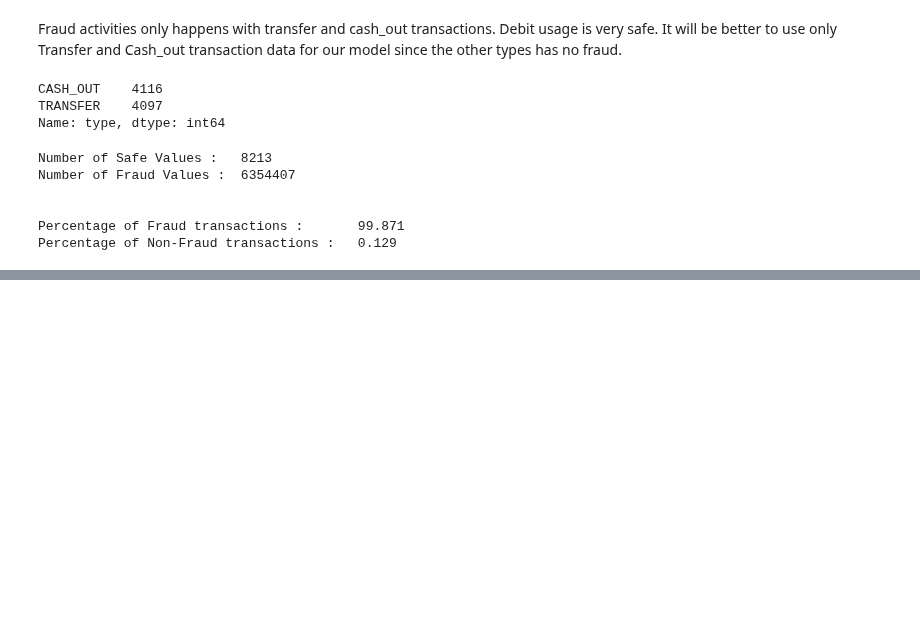
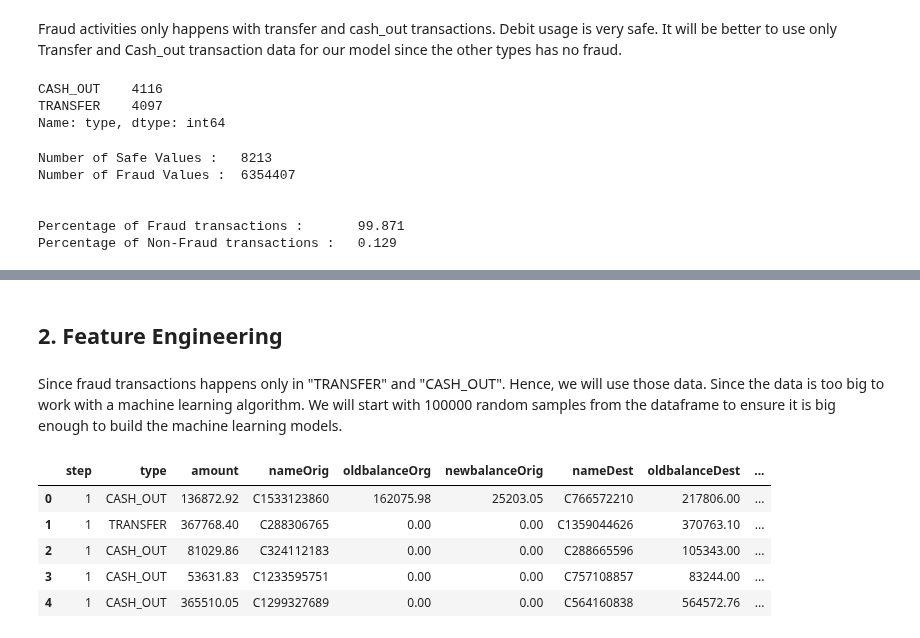
Before and after one commit to gn004422363/Buzz_Logic, a Jupyter notebook: buzz_logic.ipynb, the cells around one changed output, grey strips where cells are left out. Saved outputs shown, nothing was run; the diff lists cells and outputs as text; code cells hidden in the pictures; blank space fills up the shorter version.

Commit message:
Add feature engineering and baseline models

```diff
--- a/buzz_logic.ipynb
+++ b/buzz_logic.ipynb
@@ -268,0 +289,20 @@ print('The fraud transactions are :'  , fraud )
+# %% [markdown]
+## 2. Feature Engineering
+# %% [markdown]
+Since fraud transactions happens only in "TRANSFER" and "CASH_OUT". Hence, we will use those data. Since the data is too big to work with a machine learning algorithm. We will start with 100000 random samples from the dataframe to ensure it is big enough to build the machine learning models.
+# %%
+# Filiter data only in "TRANSFER" and "CASH_OUT"
+data_type = df[df['type'].isin(['TRANSFER', 'CASH_OUT'])]
+
+# Get 100000 random sample to train model
+dt = data_type.sample(n = 100000, random_state = 1)
+dt=dt.sort_index()
+dt=dt.reset_index(drop=True)
+dt.head()
+# %% [output]
+|  | step | type | amount | nameOrig | oldbalanceOrg | newbalanceOrig | nameDest | oldbalanceDest | ... |
+| 0 | 1 | CASH_OUT | 136872.92 | C1533123860 | 162075.98 | 25203.05 | C766572210 | 217806.00 | ... |
+| 1 | 1 | TRANSFER | 367768.40 | C288306765 | 0.00 | 0.00 | C1359044626 | 370763.10 | ... |
+| 2 | 1 | CASH_OUT | 81029.86 | C324112183 | 0.00 | 0.00 | C288665596 | 105343.00 | ... |
+| 3 | 1 | CASH_OUT | 53631.83 | C1233595751 | 0.00 | 0.00 | C757108857 | 83244.00 | ... |
+| 4 | 1 | CASH_OUT | 365510.05 | C1299327689 | 0.00 | 0.00 | C564160838 | 564572.76 | ... |
```
Also changed, not shown: parts of 21 cells of this notebook.
